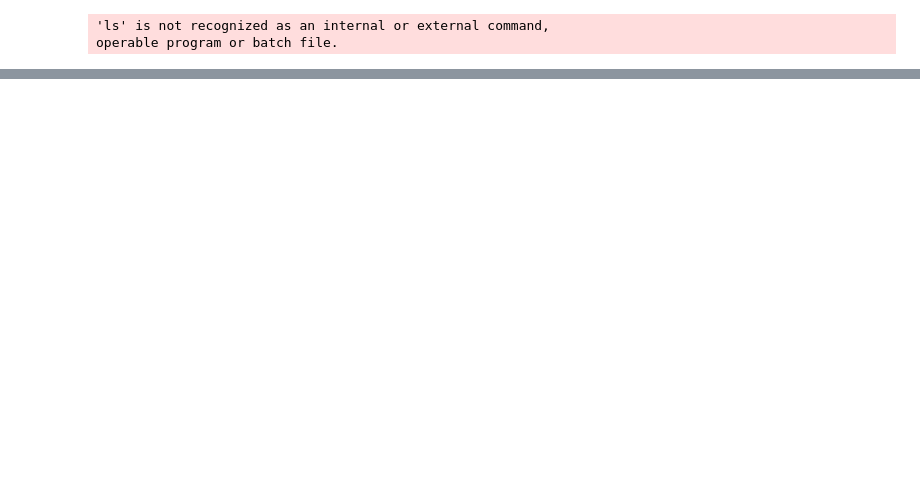
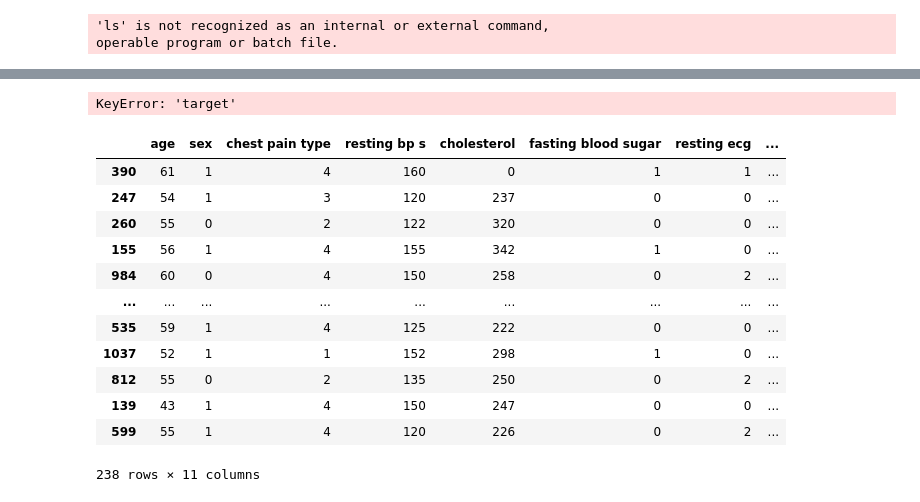
Before and after one commit to wojciech-karwowski/ARISA-MLOps-Assignment, a Jupyter notebook: 01.ipynb, the cells around one changed output, grey strips where cells are left out. Drawn from its saved outputs; the diff is of its cells as text; code cells hidden in the pictures; blank space fills up the shorter version.

```diff
--- a/01.ipynb
+++ b/01.ipynb
@@ -40,3 +38,31 @@ if container_check=="y":
     with open(config_dir / "kaggle.json", "w") as dst:
         with open("./kaggle.json", "r") as src:
             dst.write(src.read())
+# %%
+import os
+import zipfile
+from pathlib import Path
+from kaggle.api.kaggle_api_extended import KaggleApi
+
+api = KaggleApi()
+api.authenticate()
+
+# dataset = "heart-disease-dataset"
+# dataset_test = "mexwell/heart-disease-dataset"
+# download_folder = Path("data/heart-disease")
+# zip_path = download_folder / "heart-disease.zip"
+# download_folder.mkdir(parents=True, exist_ok=True)
+
+# api.competition_download_files(dataset, path=str(download_folder))
+# api.dataset_download_files(dataset_test, path=str(download_folder), unzip=True)
+
+dataset_name = "mexwell/heart-disease-dataset"
+download_folder = Path("data/heart-disease")
+download_folder.mkdir(parents=True, exist_ok=True)
+
+api.dataset_download_files(dataset_name, path=str(download_folder), unzip=True)
+
+
+# with zipfile.ZipFile(zip_path, "r") as zip_ref:
+#     zip_ref.extractall(str(download_folder))
+# os.remove(zip_path)
@@ -42,0 +85,9 @@ if container_check=="y":
+# %%
+import pandas as pd
+from sklearn.model_selection import train_test_split
+
+df = pd.read_csv(download_folder / "heart_statlog_cleveland_hungary_final.csv")
+# df_ids = df_train.pop("PassengerId")
+#df.sample(10)
+
+df_train, df_test = train_test_split(df, test_size=0.2, random_state=42)
@@ -42,0 +138,22 @@ if container_check=="y":
+# %%
+y_train = df_train.pop("target")
+X_train = df_train
+# %% [output]
+KeyError: 'target'
+# %%
+y_test = df_test.pop("target")
+X_test = df_test
+# %% [output]
+|  | age | sex | chest pain type | resting bp s | cholesterol | fasting blood sugar | resting ecg | ... |
+| 390 | 61 | 1 | 4 | 160 | 0 | 1 | 1 | ... |
+| 247 | 54 | 1 | 3 | 120 | 237 | 0 | 0 | ... |
+| 260 | 55 | 0 | 2 | 122 | 320 | 0 | 0 | ... |
+| 155 | 56 | 1 | 4 | 155 | 342 | 1 | 0 | ... |
+| 984 | 60 | 0 | 4 | 150 | 258 | 0 | 2 | ... |
+| ... | ... | ... | ... | ... | ... | ... | ... | ... |
+| 535 | 59 | 1 | 4 | 125 | 222 | 0 | 0 | ... |
+| 1037 | 52 | 1 | 1 | 152 | 298 | 1 | 0 | ... |
+| 812 | 55 | 0 | 2 | 135 | 250 | 0 | 2 | ... |
+| 139 | 43 | 1 | 4 | 150 | 247 | 0 | 0 | ... |
+| 599 | 55 | 1 | 4 | 120 | 226 | 0 | 2 | ... |
+238 rows × 11 columns
```
Also changed, not shown: parts of 16 cells of this notebook, 11 other files.
